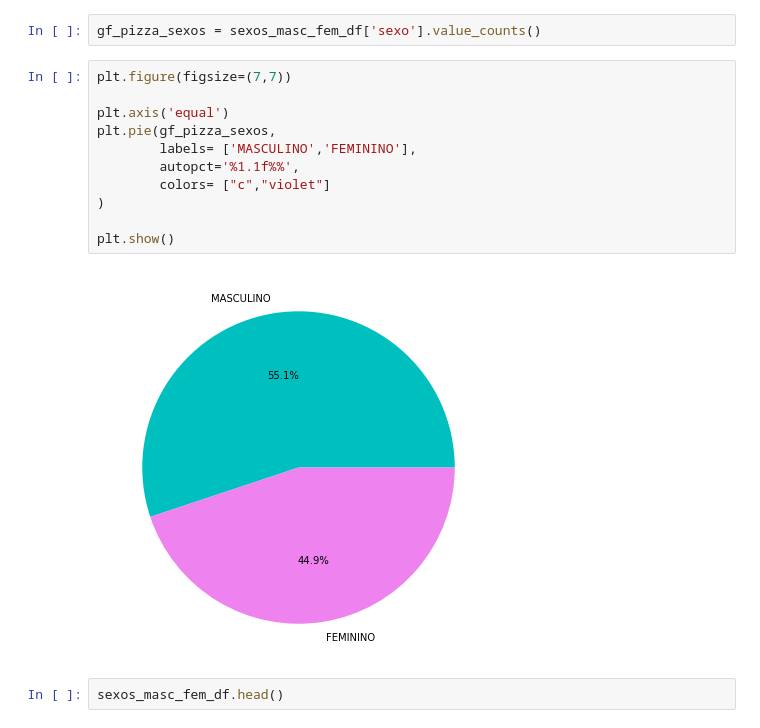
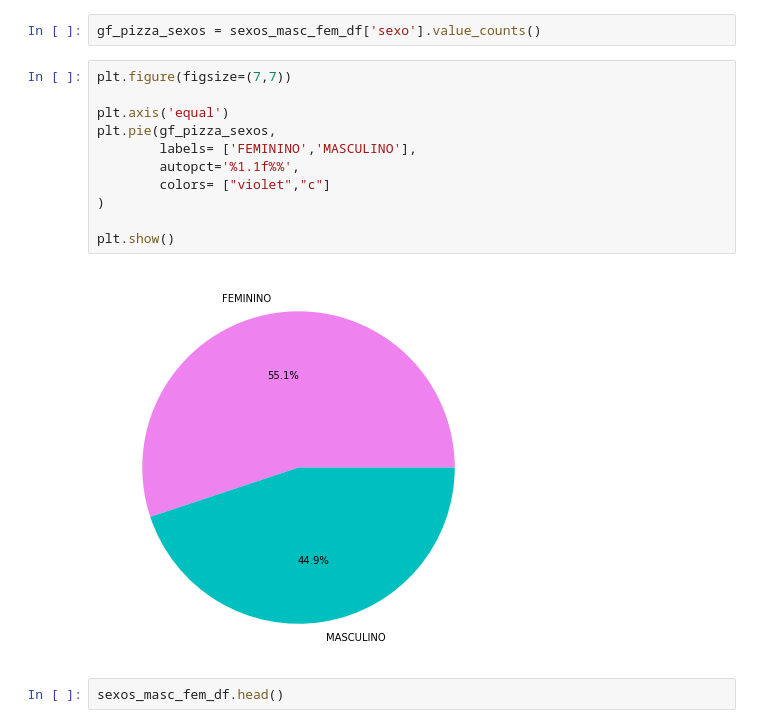
Before and after one commit to AnaPaulaPAraujo/analise_dados_cancer_brasil, a Jupyter notebook: analise_geral.ipynb, the cells around one changed output. Cells and saved outputs as stored; diff of their text form.

```diff
--- a/analise_geral.ipynb
+++ b/analise_geral.ipynb
@@ -131,16 +123,16 @@ gf_pizza_sexos = sexos_masc_fem_df['sexo'].value_counts()
 # %%
 plt.figure(figsize=(7,7))
 
 plt.axis('equal')
 plt.pie(gf_pizza_sexos,
-        labels= ['MASCULINO','FEMININO'],
+        labels= ['FEMININO','MASCULINO'],
         autopct='%1.1f%%',
-        colors= ["c","violet"]
+        colors= ["violet","c"]
 )
 
 plt.show()
 # %% [output]
-[figure, old version]
+[figure, new version]
 # %%
 sexos_masc_fem_df.head()
 # %% [output]
```
Also changed, not shown: parts of 10 cells of this notebook.
